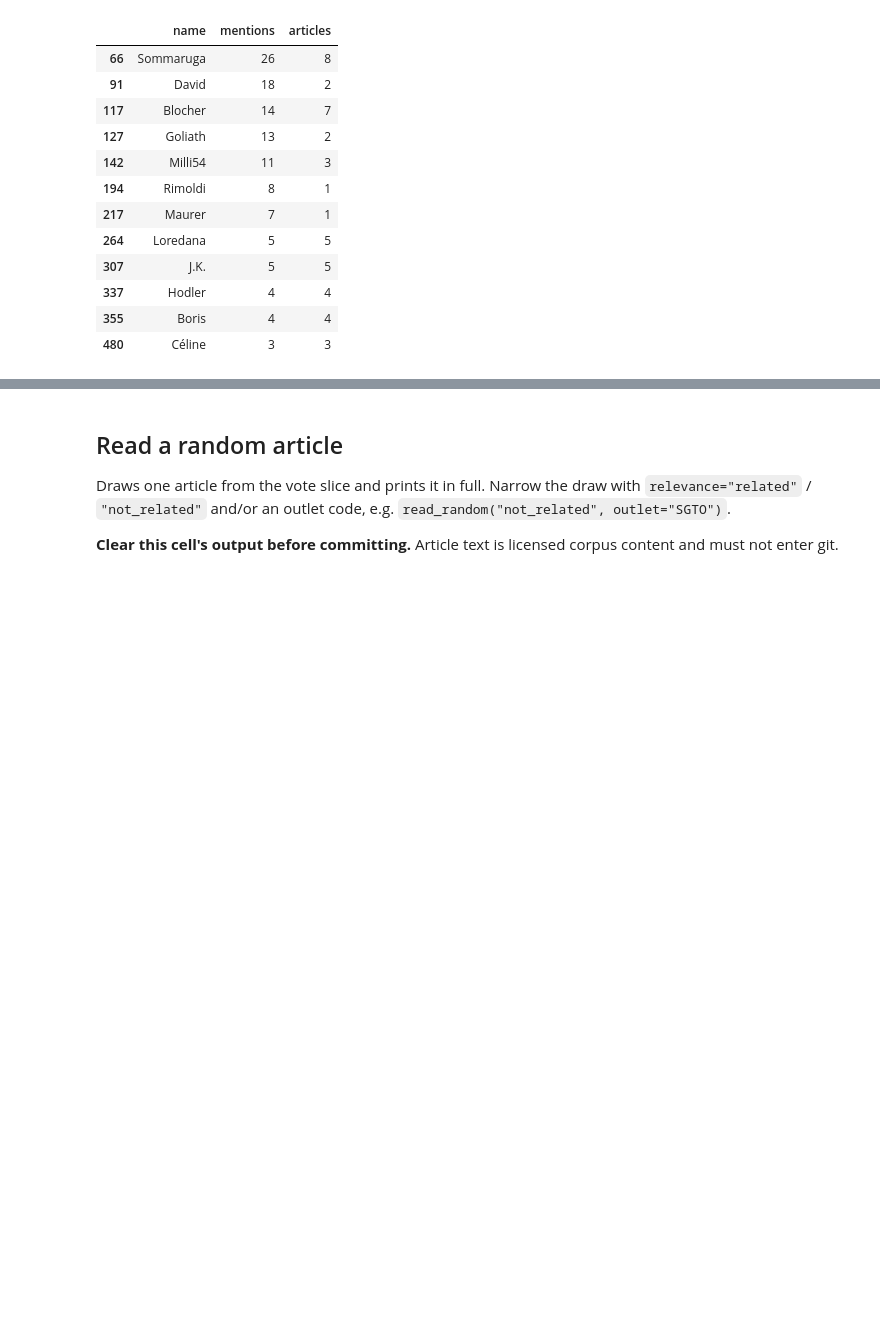
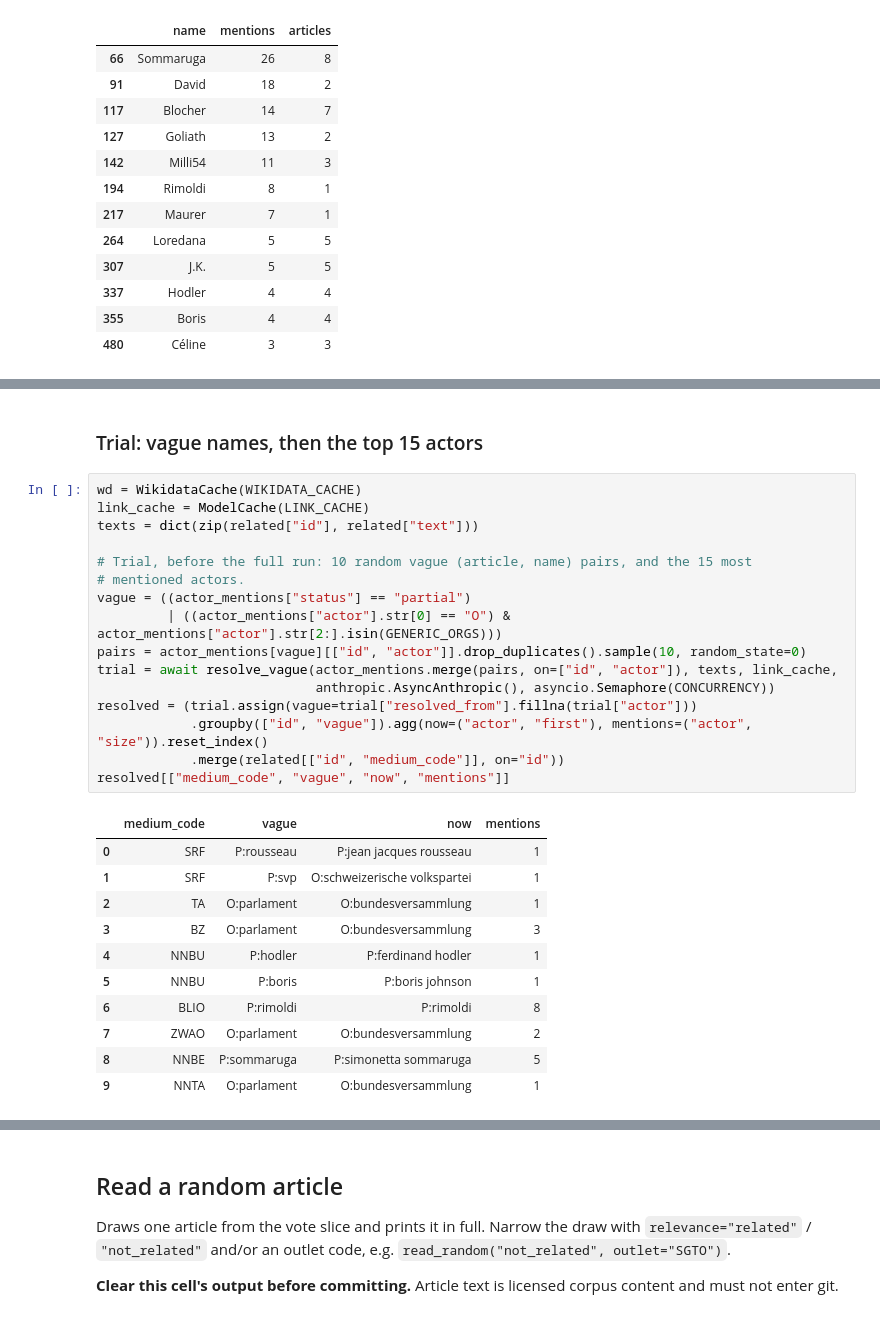
Before and after one commit to RasanYo/political-graph-rag, a Jupyter notebook: notebooks/02_explore_ner_de.ipynb, the cells around one changed output, grey strips where cells are left out. Drawn from its saved outputs; the diff is of its cells as text; blank space fills up the shorter version.

```diff
--- a/notebooks/02_explore_ner_de.ipynb
+++ b/notebooks/02_explore_ner_de.ipynb
@@ -1218,0 +1624,30 @@ actors[actors["status"] == "partial"].head(12)[["name", "mentions", "articles"]]
+# %% [markdown]
+### Trial: vague names, then the top 15 actors
+# %%
+wd = WikidataCache(WIKIDATA_CACHE)
+link_cache = ModelCache(LINK_CACHE)
+texts = dict(zip(related["id"], related["text"]))
+
+# Trial, before the full run: 10 random vague (article, name) pairs, and the 15 most
+# mentioned actors.
+vague = ((actor_mentions["status"] == "partial")
+         | ((actor_mentions["actor"].str[0] == "O") & actor_mentions["actor"].str[2:].isin(GENERIC_ORGS)))
+pairs = actor_mentions[vague][["id", "actor"]].drop_duplicates().sample(10, random_state=0)
+trial = await resolve_vague(actor_mentions.merge(pairs, on=["id", "actor"]), texts, link_cache,
+                            anthropic.AsyncAnthropic(), asyncio.Semaphore(CONCURRENCY))
+resolved = (trial.assign(vague=trial["resolved_from"].fillna(trial["actor"]))
+            .groupby(["id", "vague"]).agg(now=("actor", "first"), mentions=("actor", "size")).reset_index()
+            .merge(related[["id", "medium_code"]], on="id"))
+resolved[["medium_code", "vague", "now", "mentions"]]
+# %% [output]
+|  | medium_code | vague | now | mentions |
+| 0 | SRF | P:rousseau | P:jean jacques rousseau | 1 |
+| 1 | SRF | P:svp | O:schweizerische volkspartei | 1 |
+| 2 | TA | O:parlament | O:bundesversammlung | 1 |
+| 3 | BZ | O:parlament | O:bundesversammlung | 3 |
+| 4 | NNBU | P:hodler | P:ferdinand hodler | 1 |
+| 5 | NNBU | P:boris | P:boris johnson | 1 |
+| 6 | BLIO | P:rimoldi | P:rimoldi | 8 |
+| 7 | ZWAO | O:parlament | O:bundesversammlung | 2 |
+| 8 | NNBE | P:sommaruga | P:simonetta sommaruga | 5 |
+| 9 | NNTA | O:parlament | O:bundesversammlung | 1 |
```
Also changed, not shown: parts of 4 cells of this notebook.
